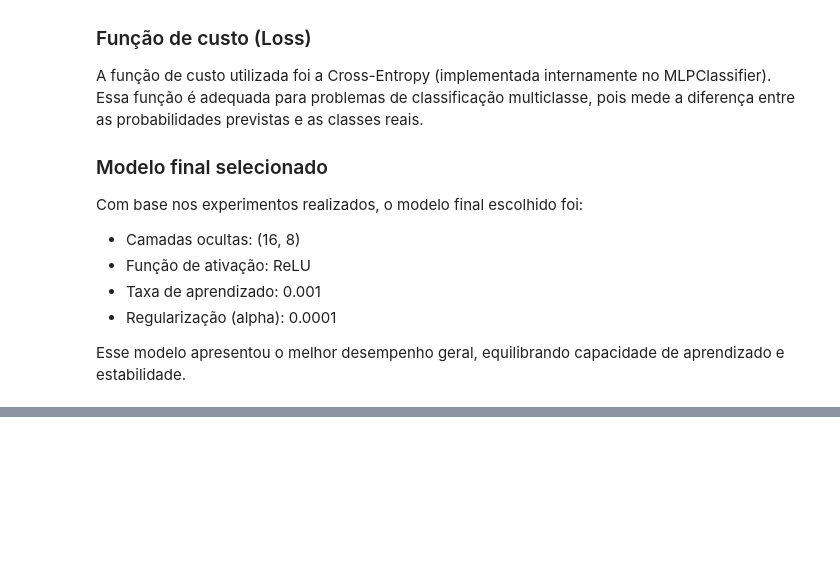
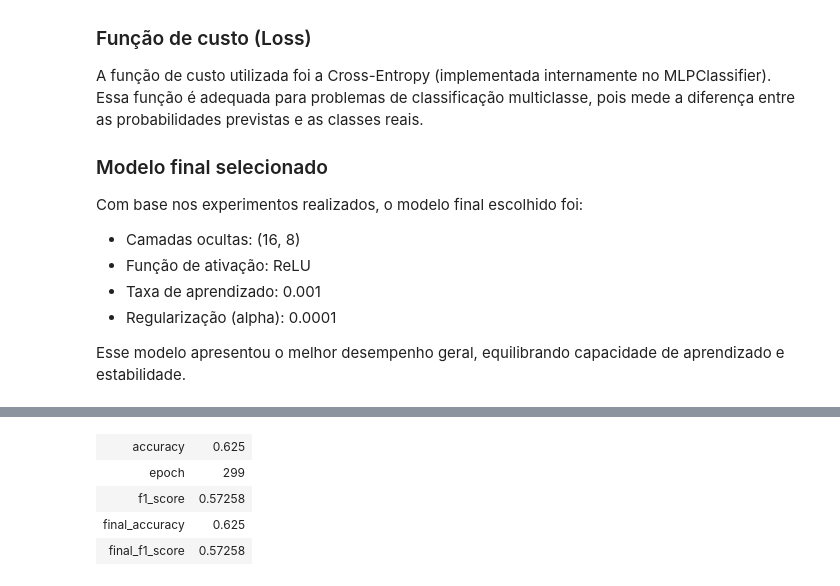
Before and after one commit to GabrielUchoa17/glass-ml-project, a Jupyter notebook: notebook.ipynb, the cells around one changed output, grey strips where cells are left out. Cells and saved outputs as stored; diff of their text form; code cells hidden in the pictures; blank space fills up the shorter version.

```diff
--- a/notebook.ipynb
+++ b/notebook.ipynb
@@ -699,0 +1062,85 @@ Esse modelo apresentou o melhor desempenho geral, equilibrando capacidade de apr
+# %%
+# ============================================
+# Treinamento MLP com mais épocas + logging W&B
+# ============================================
+
+from sklearn.neural_network import MLPClassifier
+from sklearn.metrics import accuracy_score, f1_score
+from sklearn.preprocessing import StandardScaler
+import joblib
+import numpy as np
+import pandas as pd
+import wandb
+
+run = wandb.init(
+    project=config["project_name"],
+    job_type="training",
+    name="mlp_training_300_epochs",
+    config=config
+)
+
+train_df = pd.read_csv("data/splits/train.csv")
+test_df = pd.read_csv("data/splits/test.csv")
+
+X_train = train_df.drop(config["target"], axis=1)
+y_train = train_df[config["target"]]
+
+X_test = test_df.drop(config["target"], axis=1)
+y_test = test_df[config["target"]]
+
+scaler = StandardScaler()
+X_train = scaler.fit_transform(X_train)
+X_test = scaler.transform(X_test)
+
+mlp = MLPClassifier(
+    hidden_layer_sizes=tuple(config["hidden_layers"]),
+    activation=config["activation"],
+    learning_rate_init=config["learning_rate"],
+    max_iter=1,
+    warm_start=True,
+    random_state=42
+)
+
+classes = np.unique(y_train)
+
+epochs = 300
+
+for epoch in range(epochs):
+    mlp.partial_fit(X_train, y_train, classes=classes)
+
+    y_pred = mlp.predict(X_test)
+
+    acc = accuracy_score(y_test, y_pred)
+    f1 = f1_score(y_test, y_pred, average="weighted")
+
+    wandb.log({
+        "epoch": epoch,
+        "accuracy": acc,
+        "f1_score": f1
+    })
+
+    if epoch % 25 == 0:
+        print(f"Epoch {epoch} | Acc: {acc:.4f} | F1: {f1:.4f}")
+
+# salvar modelo em arquivo
+model_path = "models/mlp_model.pkl"
+joblib.dump(mlp, model_path)
+
+# registrar modelo como artefato
+model_artifact = wandb.Artifact(
+    name="trained_mlp_model",
+    type="model",
+    description="Modelo MLP treinado com scikit-learn"
+)
+model_artifact.add_file(model_path)
+run.log_artifact(model_artifact)
+
+wandb.summary["final_accuracy"] = acc
+wandb.summary["final_f1_score"] = f1
+
+wandb.finish()
+
+print("Treinamento finalizado e modelo salvo como artefato.")
+print("Acurácia final:", acc)
+print("F1 final:", f1)
+# %% [output]
@@ -699,0 +1171,5 @@ Esse modelo apresentou o melhor desempenho geral, equilibrando capacidade de apr
+| accuracy | 0.625 |
+| epoch | 299 |
+| f1_score | 0.57258 |
+| final_accuracy | 0.625 |
+| final_f1_score | 0.57258 |
```
Also changed, not shown: parts of 11 cells of this notebook, 40 other files.
